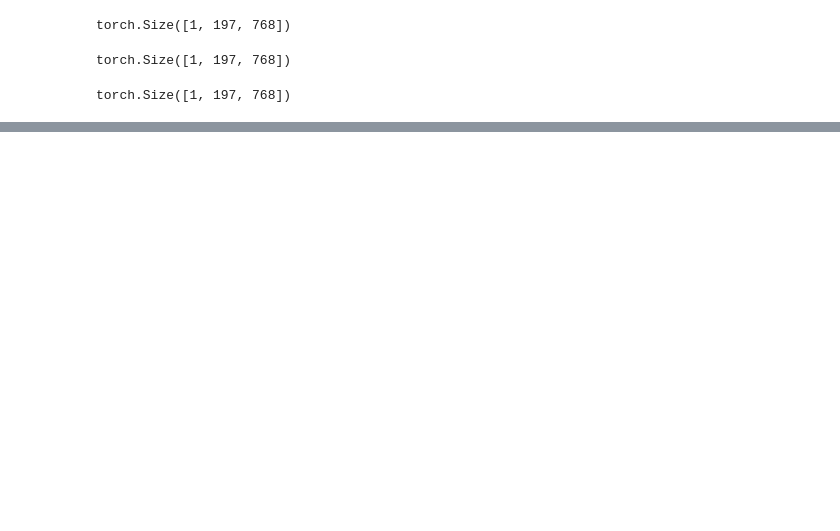
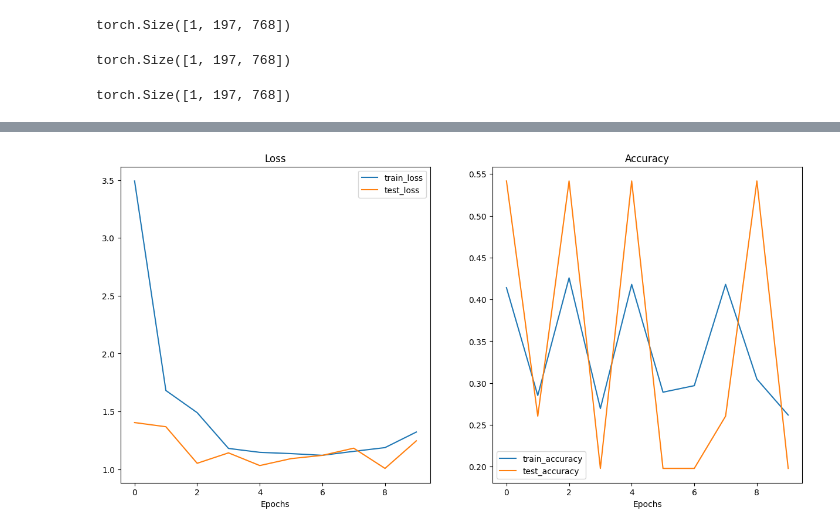
Before and after one commit to chltjs1921/2024_modeling_practice, a Jupyter notebook: 10_replicate_paper.ipynb, the cells around one changed output, grey strips where cells are left out. Cells and saved outputs as stored; diff of their text form; code cells hidden in the pictures; blank space fills up the shorter version.

```diff
--- a/10_replicate_paper.ipynb
+++ b/10_replicate_paper.ipynb
@@ -384,0 +422,11 @@ torch.Size([1, 197, 768])
+# %%
+class TransformerEncoderBlock(nn.Module):
+    def __init__(self, embed_dim: int=768, num_heads: int=12, mlp_dim: int=3072, dropout: float=0.1):
+        super().__init__()
+        self.msa = MultiheadSelfAttentionBlock(embed_dim=embed_dim, num_heads=num_heads)
+        self.mlp = MLP(embed_dim=embed_dim, mlp_dim=mlp_dim, dropout=dropout)
+
+    def forward(self, x):
+        x = x + self.msa(x)
+        x = x + self.mlp(x)
+        return x
@@ -384,0 +577,9 @@ torch.Size([1, 197, 768])
+# %%
+# Create a random tensor with same shape as a single image
+random_image_tensor = torch.randn(1, 3, 224, 224) # (batch_size, color_channels, height, width)
+
+# Create an instance of ViT with the number of classes we're working with (pizza, steak, sushi)
+vit = ViT(num_classes=len(class_names))
+#random_image_tensor .shape
+# Pass the random image tensor to our ViT instance
+vit(random_image_tensor)
@@ -384,0 +609,13 @@ torch.Size([1, 197, 768])
+# %%
+loss_fn = nn.CrossEntropyLoss()
+optimizer = torch.optim.Adam(params=vit.parameters(), lr=0.001)
+# %%
+from going_modular.going_modular import engine
+
+results = engine.train(model=vit,
+                       train_dataloader=train_dataloader,
+                       test_dataloader=test_dataloader,
+                       optimizer=optimizer,
+                       loss_fn=loss_fn,
+                       epochs=10,
+                       device=device)
@@ -384,0 +633,5 @@ torch.Size([1, 197, 768])
+# %%
+from helper_functions import plot_loss_curves
+plot_loss_curves(results)
+# %% [output]
+[figure, added]
```
Also changed, not shown: parts of 39 cells of this notebook.
